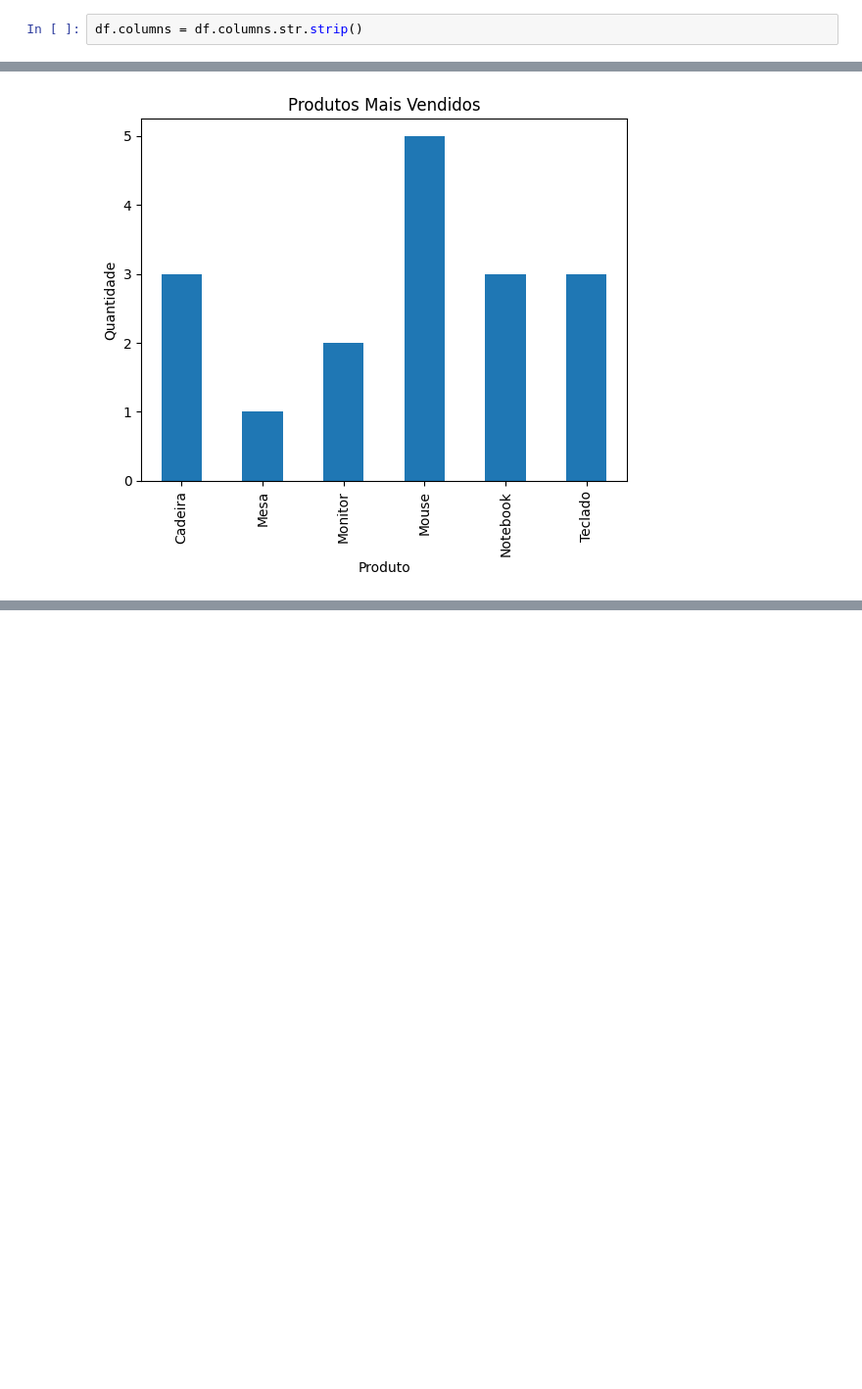
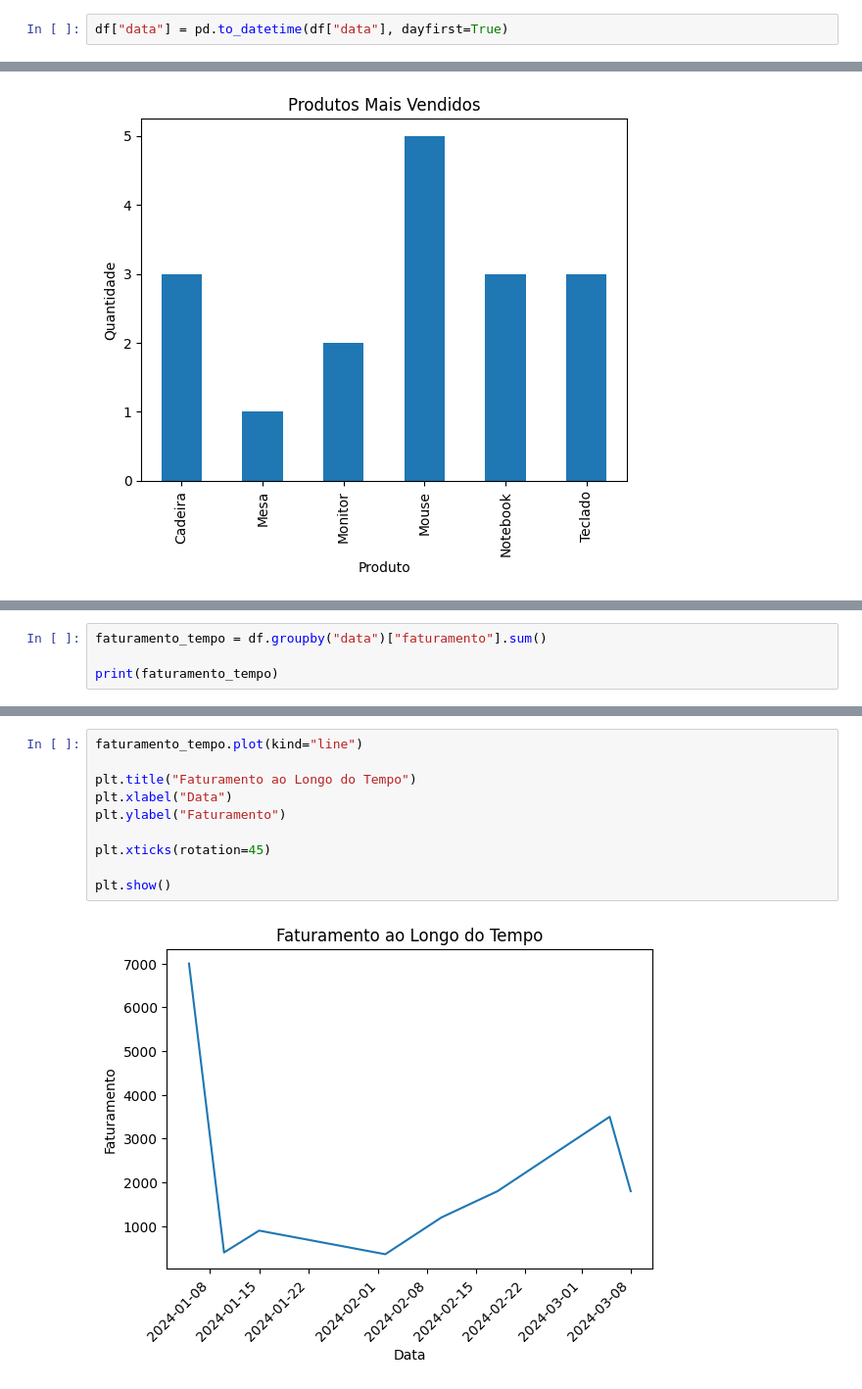
Before and after one commit to vitorlofreta/Repository-name-projeto-analise-vendas, a Jupyter notebook: analise_vendas.ipynb, the cells around one changed output, grey strips where cells are left out. Shown at 98% size. Saved outputs shown, nothing was run; the diff lists cells and outputs as text; blank space fills up the shorter version.

```diff
--- a/analise_vendas.ipynb
+++ b/analise_vendas.ipynb
@@ -24,7 +24,7 @@ df.head()
 df.columns
 # %% [output]
 Index(['data', 'produto', 'categoria', 'quantidade', 'preco'], dtype='str')
-# %%
-df.columns = df.columns.str.strip()
+# %%
+df["data"] = pd.to_datetime(df["data"], dayfirst=True)
 # %%
 df["faturamento"] = df["quantidade"] * df["preco"]
@@ -80,3 +68,7 @@ plt.ylabel("Faturamento")
 plt.show()
 # %% [output]
 [figure]
+# %%
+faturamento_tempo = df.groupby("data")["faturamento"].sum()
+
+print(faturamento_tempo)
@@ -82,0 +86,12 @@ plt.show()
+# %%
+faturamento_tempo.plot(kind="line")
+
+plt.title("Faturamento ao Longo do Tempo")
+plt.xlabel("Data")
+plt.ylabel("Faturamento")
+
+plt.xticks(rotation=45)
+
+plt.show()
+# %% [output]
+[figure, added]
```
Also changed, not shown: parts of 7 cells of this notebook.
